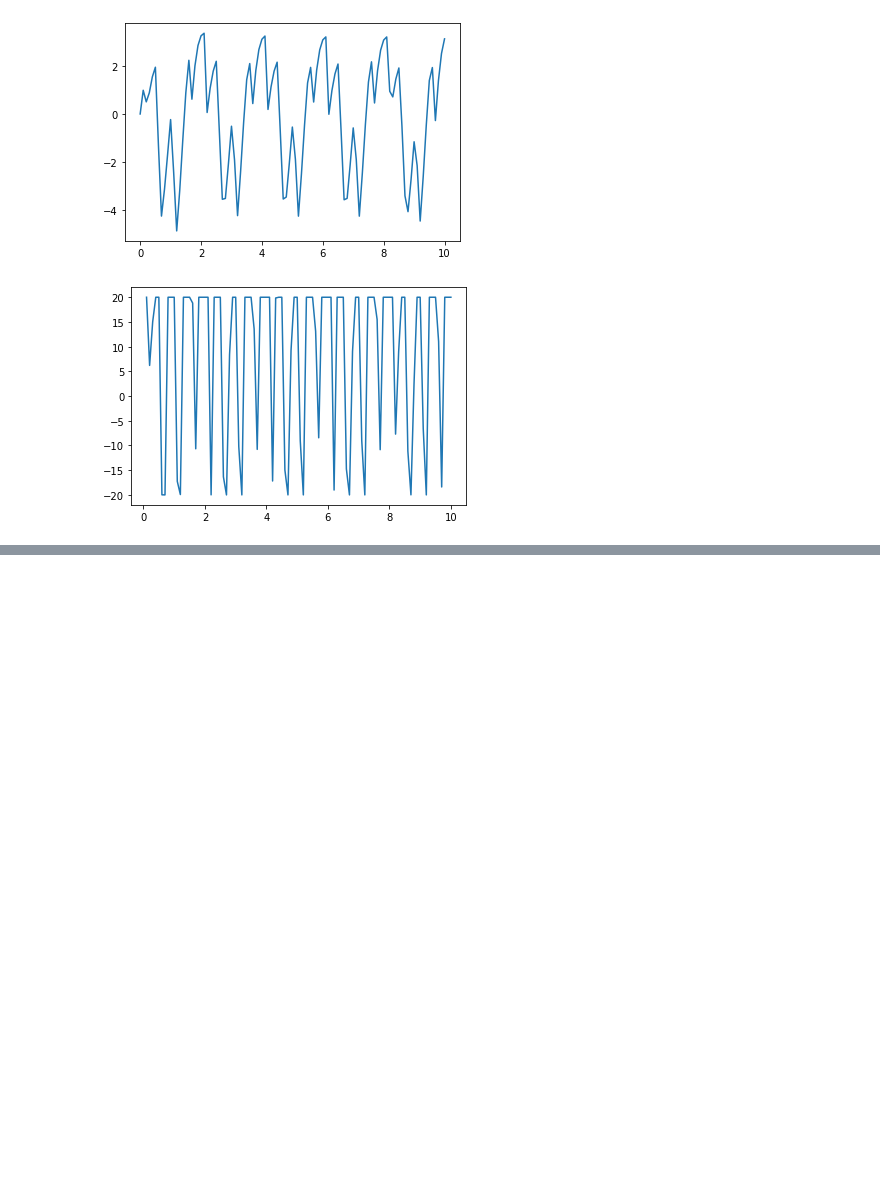
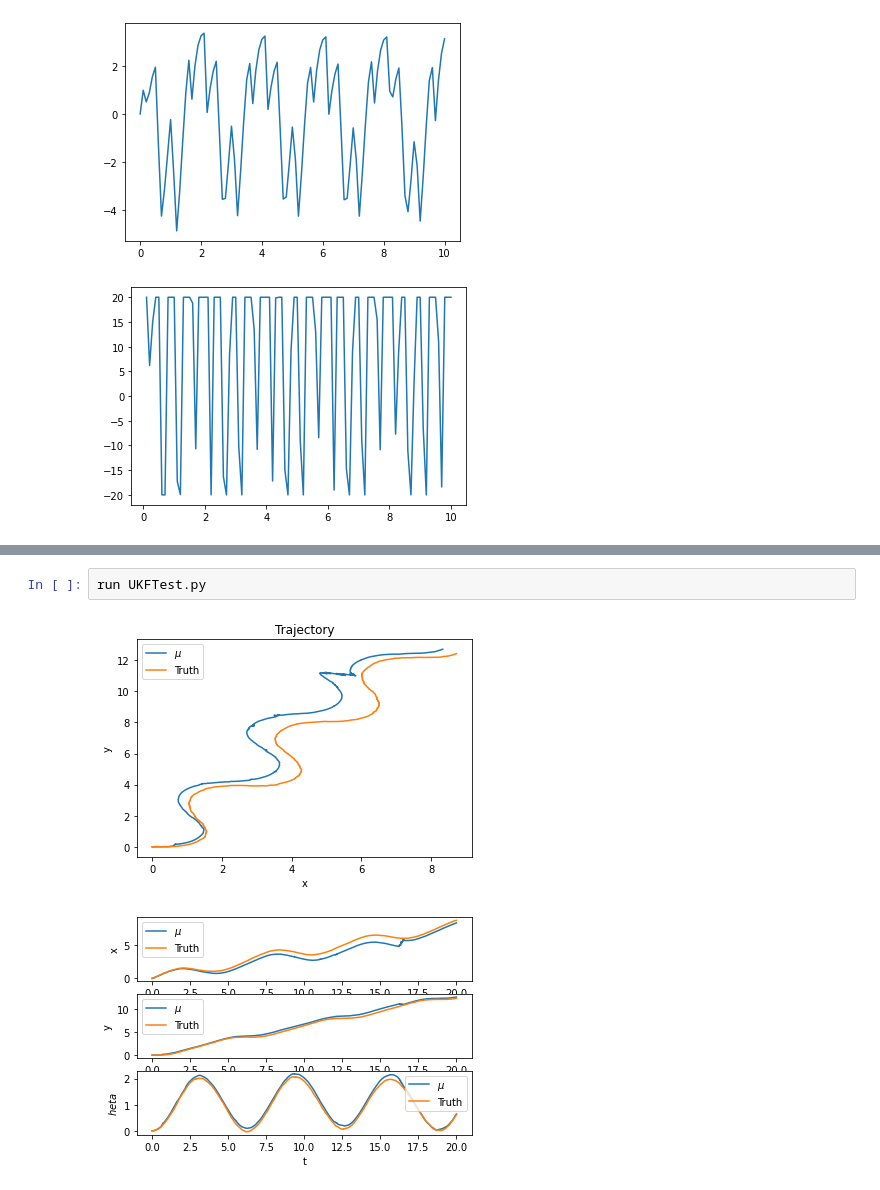
Before and after one commit to newpomax/hybrid-optcontrol, a Jupyter notebook: Untitled.ipynb, the cells around one changed output, grey strips where cells are left out. Cells and saved outputs as stored; diff of their text form; blank space fills up the shorter version.

```diff
--- a/Untitled.ipynb
+++ b/Untitled.ipynb
@@ -20,0 +73,5 @@ iLQR converged after 4 iterations with cost 2.84e+09.
+# %%
+run UKFTest.py
+# %% [output]
+[figure, added]
+[figure, added]
```
Also changed, not shown: parts of 9 cells of this notebook, 5 other files.
